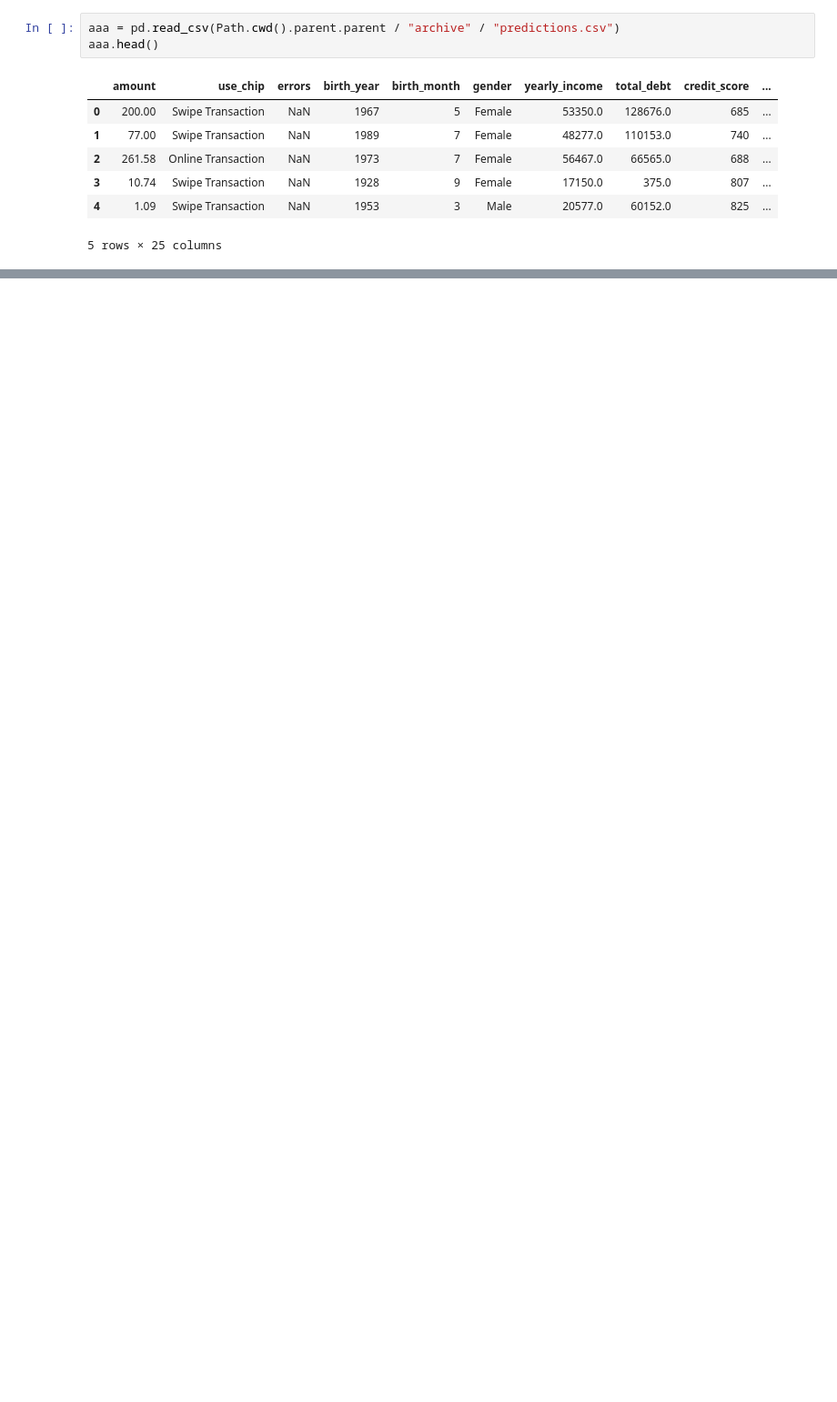
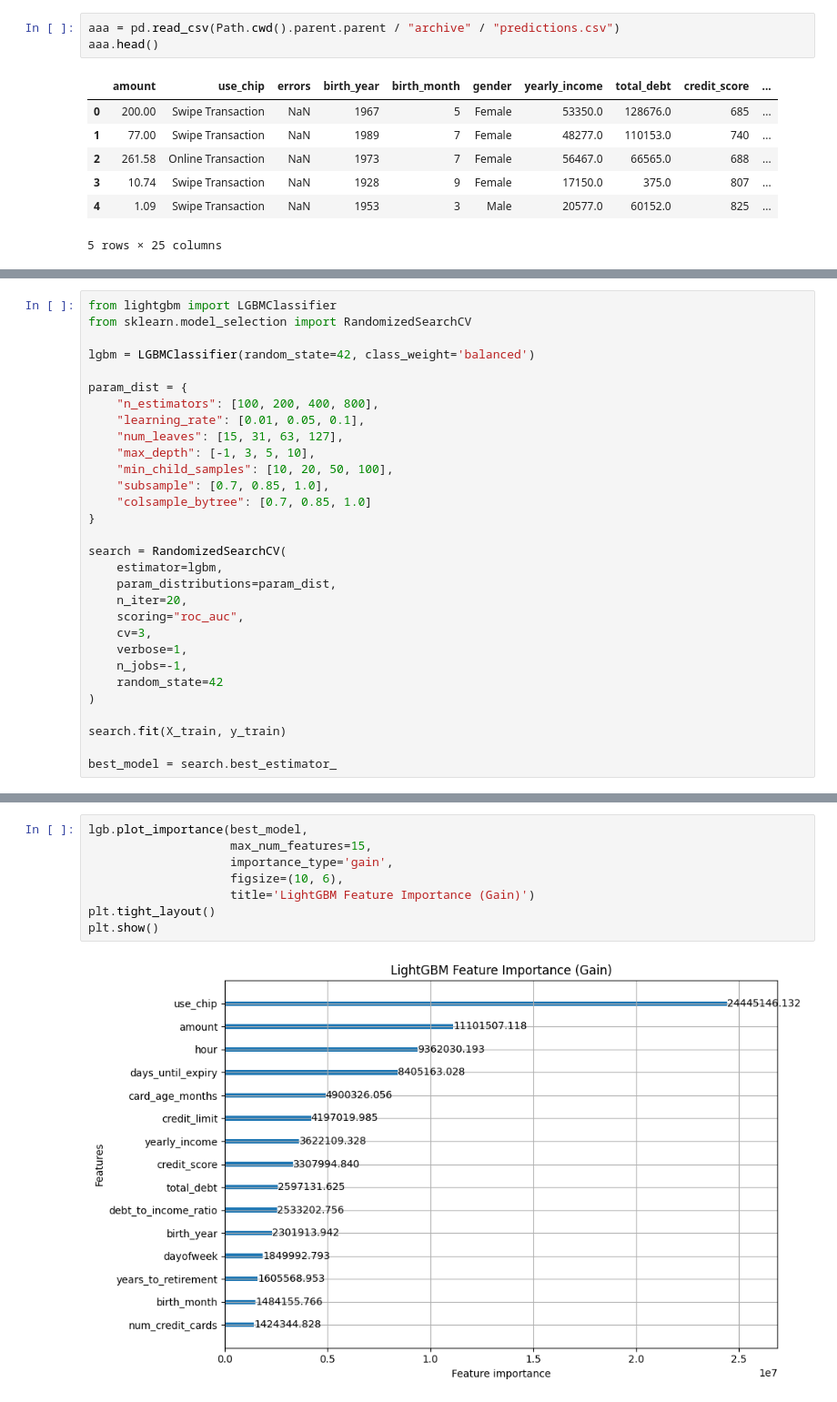
Before and after one commit to mariusguenterlang/M5-Forecasting, a Jupyter notebook: notebooks/03_model_exploration.ipynb, the cells around one changed output, grey strips where cells are left out. Shown at 91% size. Cells and saved outputs as stored; diff of their text form; blank space fills up the shorter version.

```diff
--- a/notebooks/03_model_exploration.ipynb
+++ b/notebooks/03_model_exploration.ipynb
@@ -315,0 +248,30 @@ Passing `palette` without assigning `hue` is deprecated and will be removed in v
+# %%
+from lightgbm import LGBMClassifier
+from sklearn.model_selection import RandomizedSearchCV
+
+lgbm = LGBMClassifier(random_state=42, class_weight='balanced')
+
+param_dist = {
+    "n_estimators": [100, 200, 400, 800],
+    "learning_rate": [0.01, 0.05, 0.1],
+    "num_leaves": [15, 31, 63, 127],
+    "max_depth": [-1, 3, 5, 10],
+    "min_child_samples": [10, 20, 50, 100],
+    "subsample": [0.7, 0.85, 1.0],
+    "colsample_bytree": [0.7, 0.85, 1.0]
+}
+
+search = RandomizedSearchCV(
+    estimator=lgbm,
+    param_distributions=param_dist,
+    n_iter=20,
+    scoring="roc_auc",
+    cv=3,
+    verbose=1,
+    n_jobs=-1,
+    random_state=42
+)
+
+search.fit(X_train, y_train)
+
+best_model = search.best_estimator_
@@ -315,0 +355,10 @@ Passing `palette` without assigning `hue` is deprecated and will be removed in v
+# %%
+lgb.plot_importance(best_model,
+                    max_num_features=15,
+                    importance_type='gain',
+                    figsize=(10, 6),
+                    title='LightGBM Feature Importance (Gain)')
+plt.tight_layout()
+plt.show()
+# %% [output]
+[figure, added]
```
Also changed, not shown: parts of 32 cells of this notebook, 5 other files.
